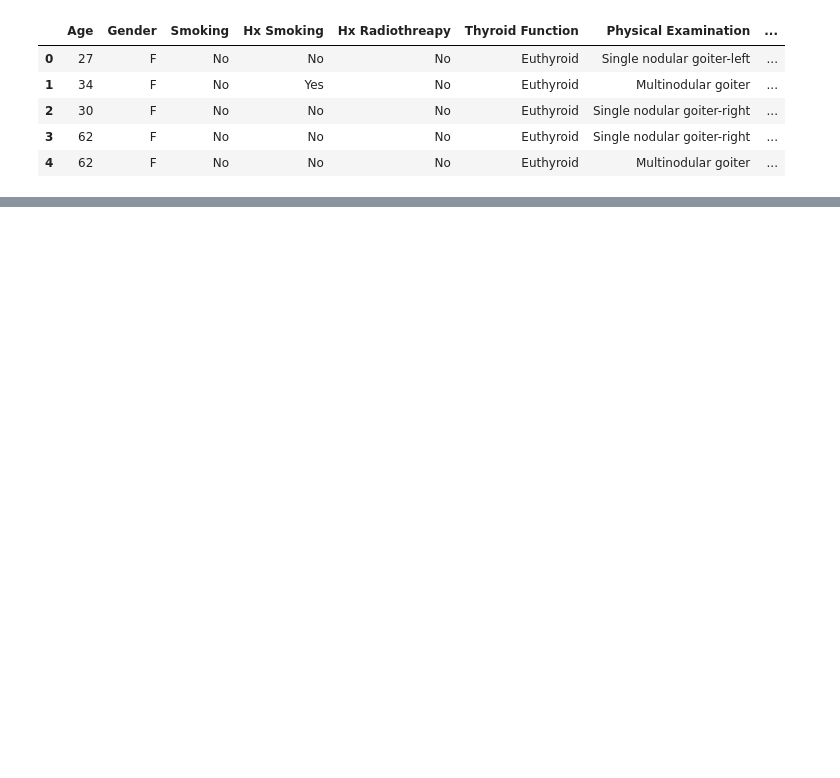
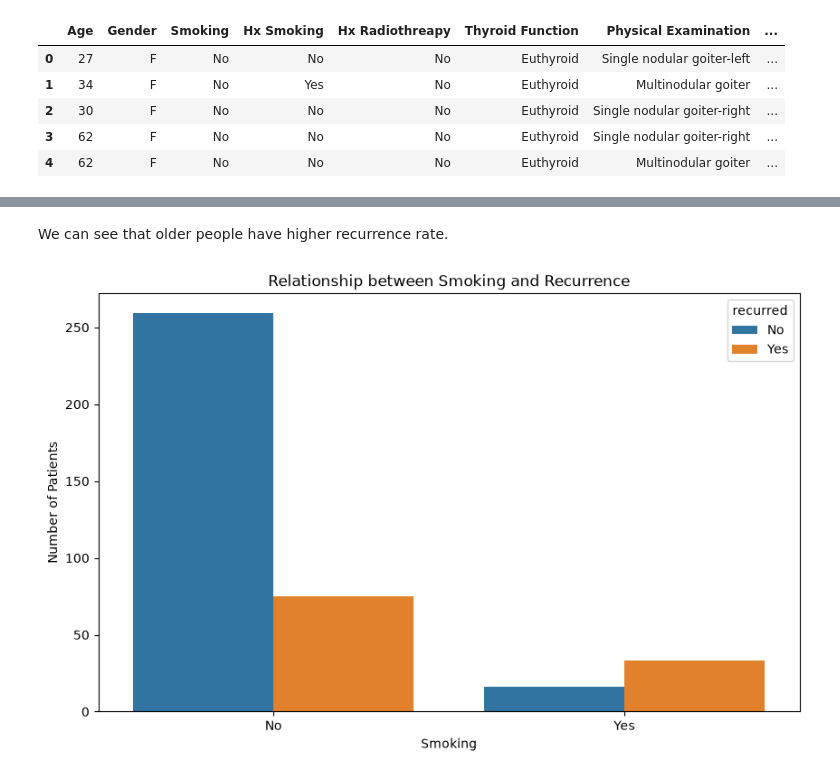
Before and after one commit to TravisArnt/thyroid-recurrence-prediction, a Jupyter notebook: notebooks/01_eda.ipynb, the cells around one changed output, grey strips where cells are left out. Cells and saved outputs as stored; diff of their text form; code cells hidden in the pictures; blank space fills up the shorter version.

```diff
--- a/notebooks/01_eda.ipynb
+++ b/notebooks/01_eda.ipynb
@@ -15,0 +181,19 @@ df.head(5)
+# %% [markdown]
+We can see that older people have higher recurrence rate.
+# %%
+# Relationship between smoking and recurrence
+fig, ax = plt.subplots(figsize=(10, 6))
+
+sns.countplot(
+    data=df,
+    x='smoking',
+    hue='recurred',
+    ax=ax
+)
+ax.set_title('Relationship between Smoking and Recurrence')
+ax.set_xlabel('Smoking')
+ax.set_ylabel('Number of Patients')
+
+plt.show()
+# %% [output]
+[figure, added]
```
Also changed, not shown: parts of 12 cells of this notebook.
